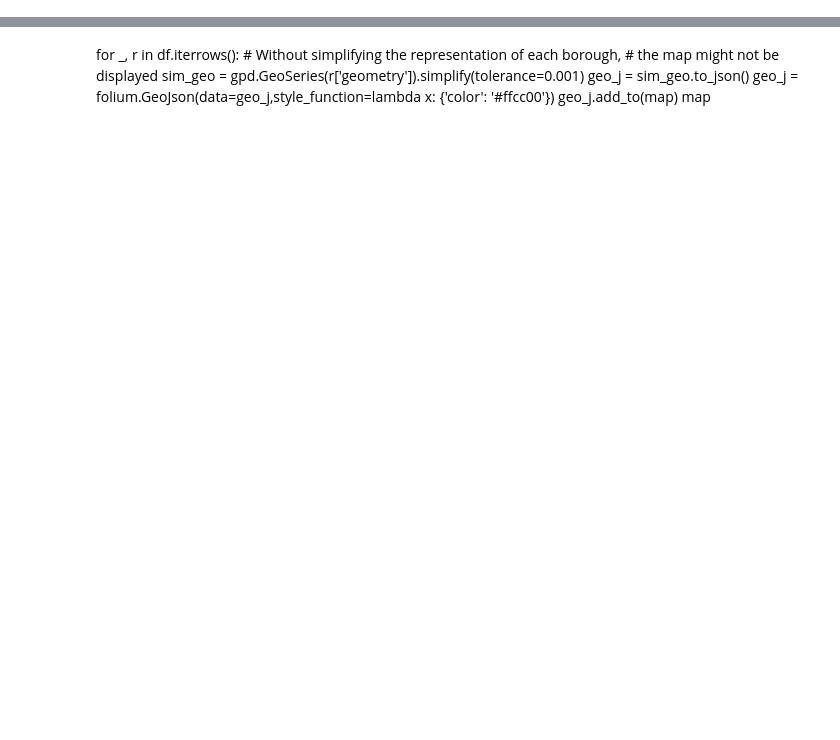
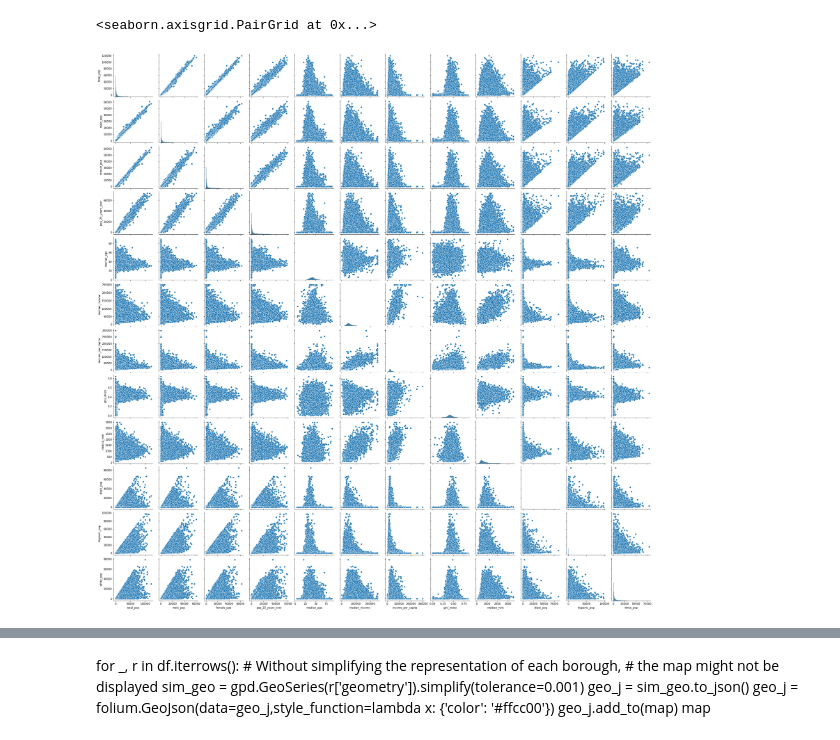
Before and after one commit to nadiiia/bumble_interview, a Jupyter notebook: Bumble_interview.ipynb, the cells around one changed output, grey strips where cells are left out. Saved outputs shown, nothing was run; the diff lists cells and outputs as text; code cells hidden in the pictures; blank space fills up the shorter version.

```diff
--- a/Bumble_interview.ipynb
+++ b/Bumble_interview.ipynb
@@ -25,3 +72,11 @@ df.info()
+# %%
+# Create the default pairplot - check if there's any obvious correlation
+sns.pairplot(df[['total_pop', 'male_pop', 'female_pop', 'pop_25_years_over',
+       'median_age', 'median_income', 'income_per_capita', 'gini_index',
+       'median_rent', 'black_pop', 'hispanic_pop', 'white_pop']])
+# %% [output]
+<seaborn.axisgrid.PairGrid at 0x...>
+[figure, added]
 # %%
 #Checking geometry + viz
 #creating geodataframe
```
Also changed, not shown: parts of 42 cells of this notebook.
